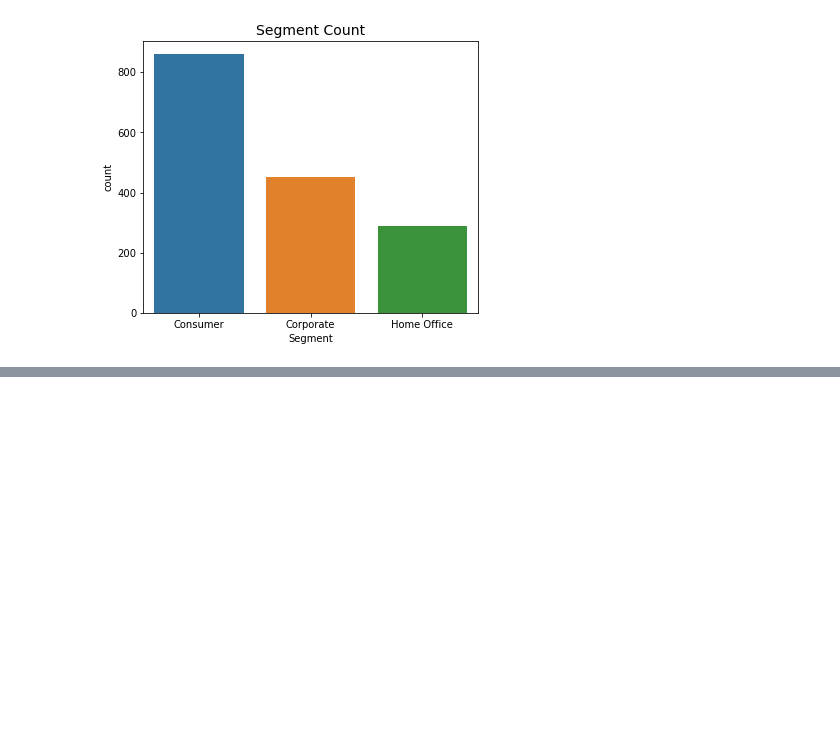
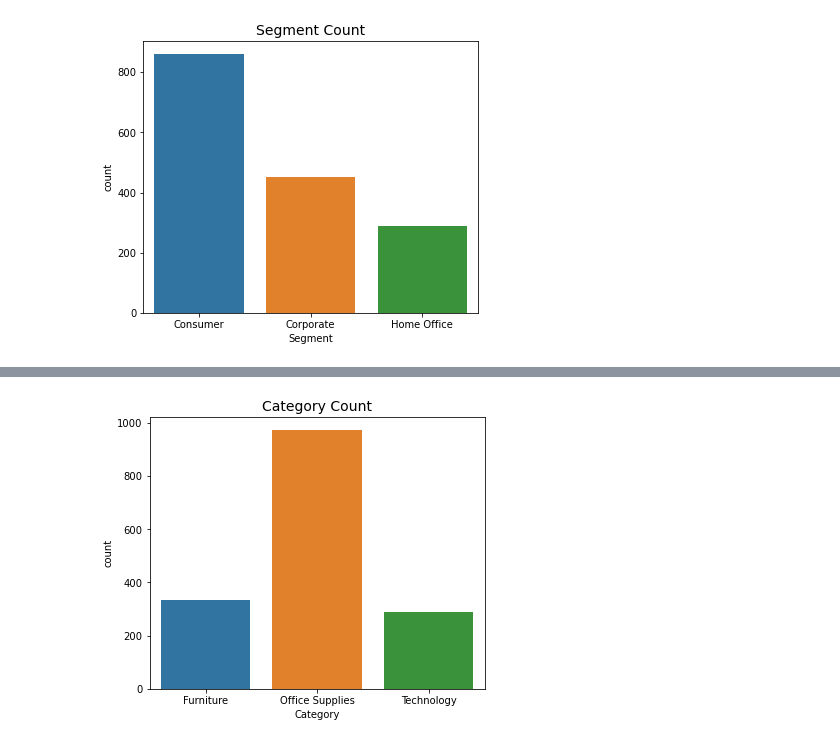
Before and after one commit to charcode123/SUPERSTORE-SALES-PREDICTION, a Jupyter notebook: SUPERSOREEDA.ipynb, the cells around one changed output, grey strips where cells are left out. Cells and saved outputs as stored; diff of their text form; code cells hidden in the pictures; blank space fills up the shorter version.

```diff
--- a/SUPERSOREEDA.ipynb
+++ b/SUPERSOREEDA.ipynb
@@ -305,0 +306,8 @@ plt.show()
+# %%
+# Category count visualization
+plt.figure(figsize=[6,5])
+sns.countplot(DATA1['Category'])
+plt.title("Category Count", fontsize=14)
+plt.show()
+# %% [output]
+[figure, added]
```
Also changed, not shown: parts of 2 cells of this notebook.
